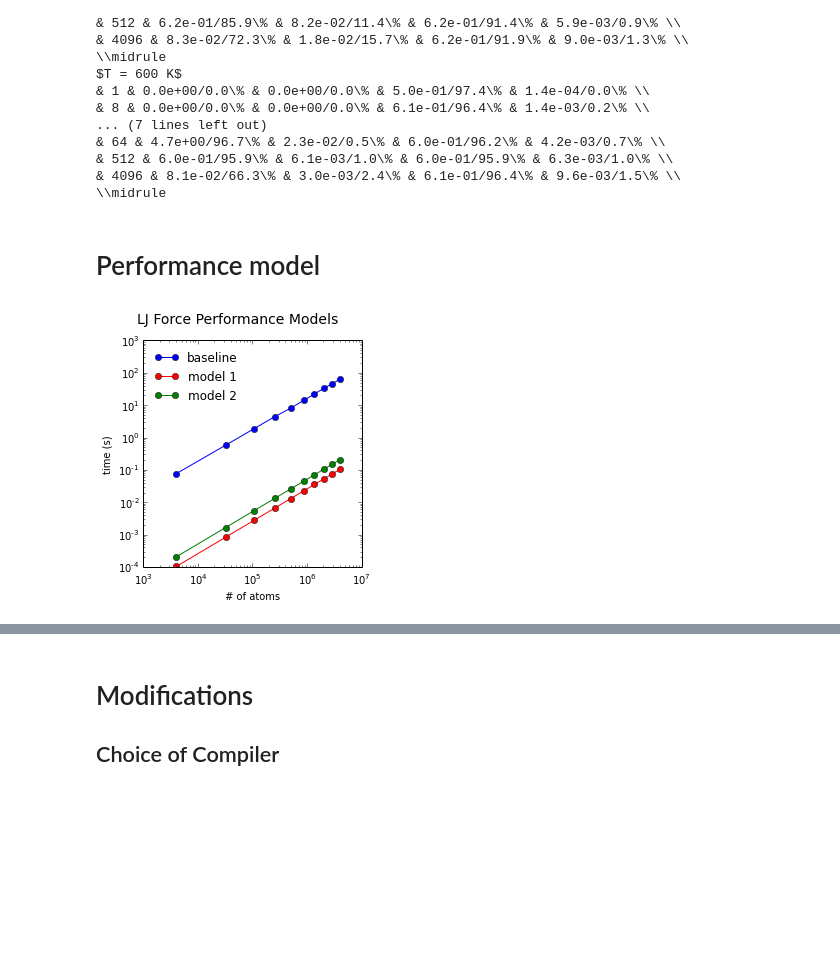
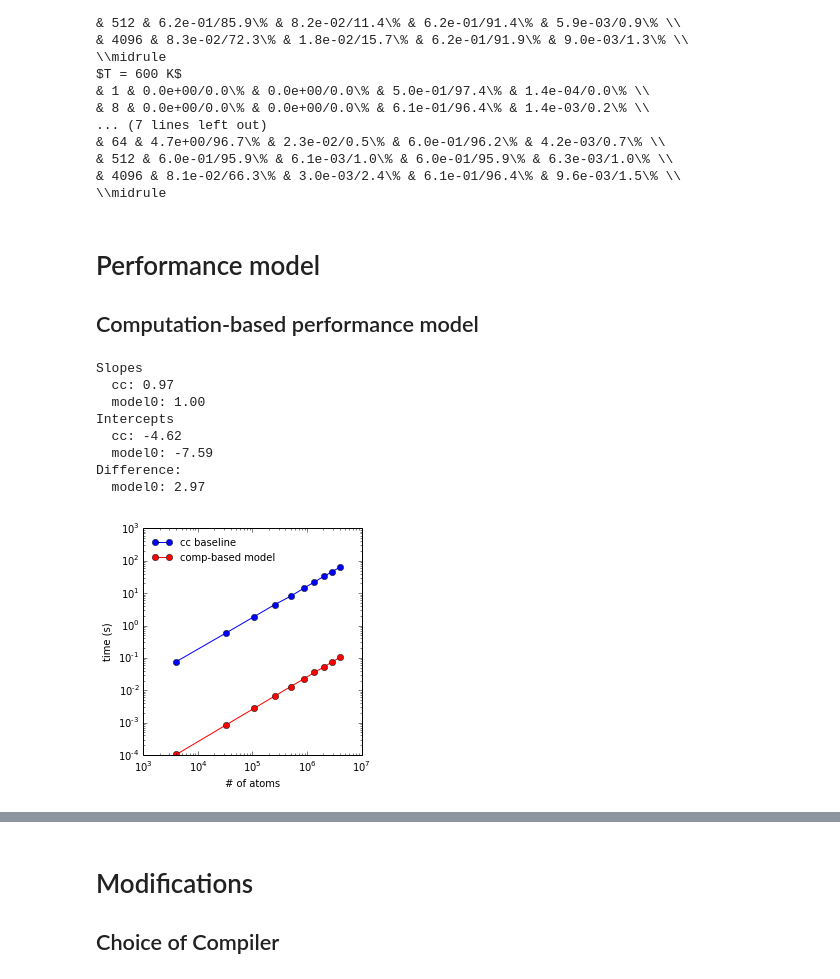
Before and after one commit to shigh/CoMD, a Jupyter notebook: plots.ipynb, the cells around one changed output, grey strips where cells are left out. Saved outputs shown, nothing was run; the diff lists cells and outputs as text; code cells hidden in the pictures; blank space fills up the shorter version.

```diff
--- a/plots.ipynb
+++ b/plots.ipynb
@@ -141,8 +142,11 @@ $T = 600 K$
 # %% [markdown]
 Performance model
 =================
+
+Computation-based performance model
+-----------------------------------
 # %%
-def model(N, n, r, w, c):
+def model(N, n, r, w, c, k):
     A = 3*w
     B = 3*w+             \
         3*c+3*c+2*c+1*c+ \
@@ -152,43 +156,57 @@ def model(N, n, r, w, c):
         3*c+3*c
     C = 1*r
     D = 3*r
     E = 1*c
-    return N*(A+n*B/2.0)+C+D+E
+    # F is for <rc checks that fail
+    F = 3*r + 3*c + 3*c + 2*c # No division
+    return N*(A + n*B/2.0 + k*F/2.0)+C+D+E
 
 tr = 8./(5596.4e6)
 tw = tr
 tc = 1./(2300.0e6)
 
 cutoff = 2.5*2.315
 volume = ((4.0/3.0)*np.pi*cutoff**3)
 atomsperm3 = 4.0 / 3.615**3
 n = np.ceil(volume * atomsperm3)
 
-model1 = np.array(model(cc_natoms, n, tr, tw, tc)) / (cc.nsteps.unique() + 1.0)
-model2 = np.array(model(cc_natoms, 2.0*n, tr, tw, tc)) / (cc.nsteps.unique() + 1.0)
+model0 = np.array(model(cc_natoms, n, tr, tw, tc, 0)) / (cc.nsteps.unique() + 1.0)
 
 # Fit
-#m, b = np.polyfit(np.log10(cc.totalatoms),
-#                  np.log10(cc.maxtime / (cc.nsteps.unique() + 1.0)),
-#                  1)
-#print m
+mcc, bcc = np.polyfit(np.log10(cc.totalatoms), np.log10(cc_force), 1)
+m0, b0 = np.polyfit(np.log10(cc.totalatoms), np.log10(model0), 1)
+print "Slopes"
+print "  cc: %1.2f" % mcc
+print "  model0: %1.2f" % m0
+print "Intercepts"
+print "  cc: %1.2f" % bcc
+print "  model0: %1.2f" % b0
+print "Difference:"
+print "  model0: %1.2f" % (bcc-b0)
 
 # Plot
 fig = plt.figure(figsize=(4.0, 4.25))
-fig.suptitle("LJ Force Performance Models", fontsize=14)
+#fig.suptitle("LJ Force Computation-based Performance Model", fontsize=14)
 gs = gridspec.GridSpec(1, 1)
 ax1 = plt.subplot(gs[0, 0])
 
-ax1.loglog(cc_natoms, cc_force, 'o-b', label='baseline')
-ax1.loglog(cc_natoms, model1, 'o-r', label='model 1')
-ax1.loglog(cc_natoms, model2, 'o-g', label='model 2')
+ax1.loglog(cc_natoms, cc_force, 'o-b', label='cc baseline')
+ax1.loglog(cc_natoms, model0, 'o-r', label='comp-based model')
 ax1.set_xlim(1e3, 1e7)
 ax1.set_ylim(1e-4, 1e3)
-ax1.legend(loc='upper left', frameon=False)
+ax1.legend(loc='upper left', frameon=False, fontsize=10)
 ax1.set_xlabel("# of atoms")
 ax1.set_ylabel("time (s)")
 
 gs.tight_layout(fig, rect=[0, 0, 1, 0.95])
 fig.savefig('figs/perfmodel_forceLJ.pdf', dpi=200)
 # %% [output]
+Slopes
+  cc: 0.97
+  model0: 1.00
+Intercepts
+  cc: -4.62
+  model0: -7.59
+Difference:
+  model0: 2.97
-[figure, old version]
+[figure, new version]
```
Also changed, not shown: parts of 6 cells of this notebook, 7 other files.
